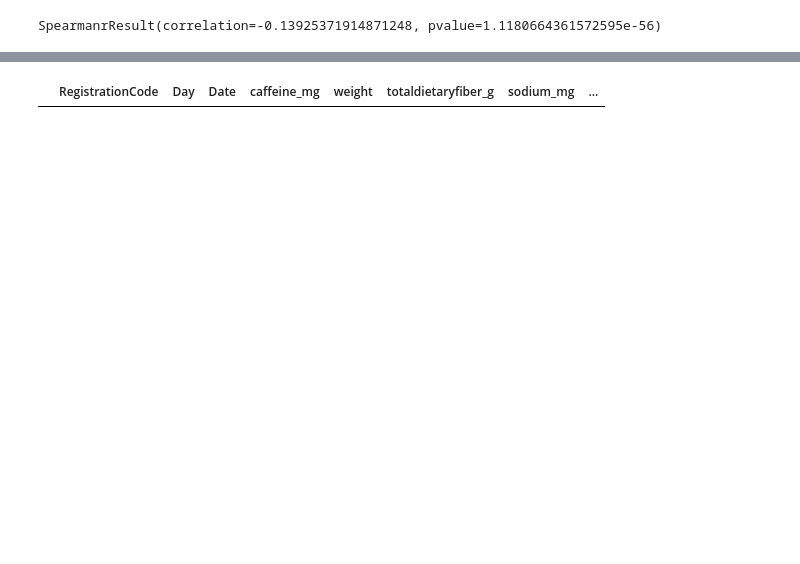
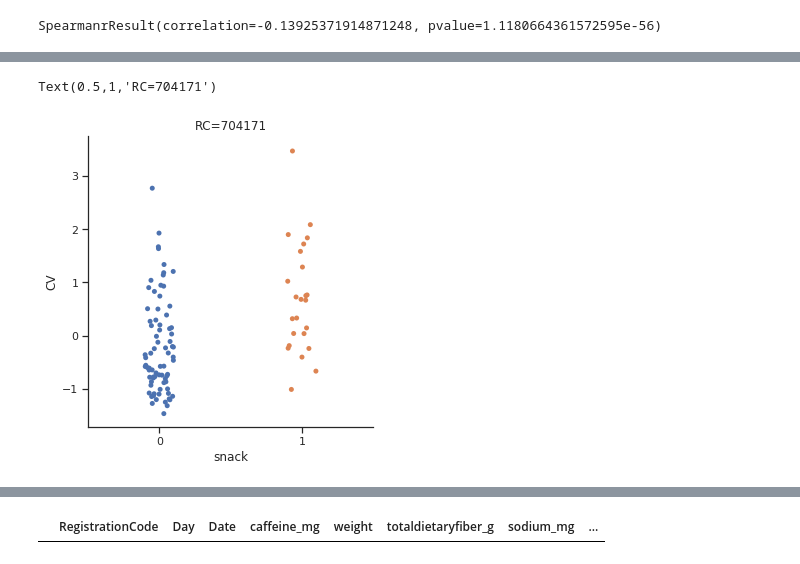
Before and after one commit to ElviraMingazova/MA_Thesis, a Jupyter notebook: Personalized correlations PNP3.ipynb, the cells around one changed output, grey strips where cells are left out. Saved outputs shown, nothing was run; the diff lists cells and outputs as text; code cells hidden in the pictures; blank space fills up the shorter version.

```diff
--- a/Personalized correlations PNP3.ipynb
+++ b/Personalized correlations PNP3.ipynb
@@ -1285,0 +1309,6 @@ sns.catplot(x="snack", y="wakeup_glucose", data=cv_wakeup_snacks)
+# %%
+sns.catplot(x="snack", y="CV", data=cv_wakeup_snacks.loc['704171'])
+plt.title('RC=704171')
+# %% [output]
+Text(0.5,1,'RC=704171')
+[figure, added]
```
Also changed, not shown: parts of 18 cells of this notebook, 1 other file.
